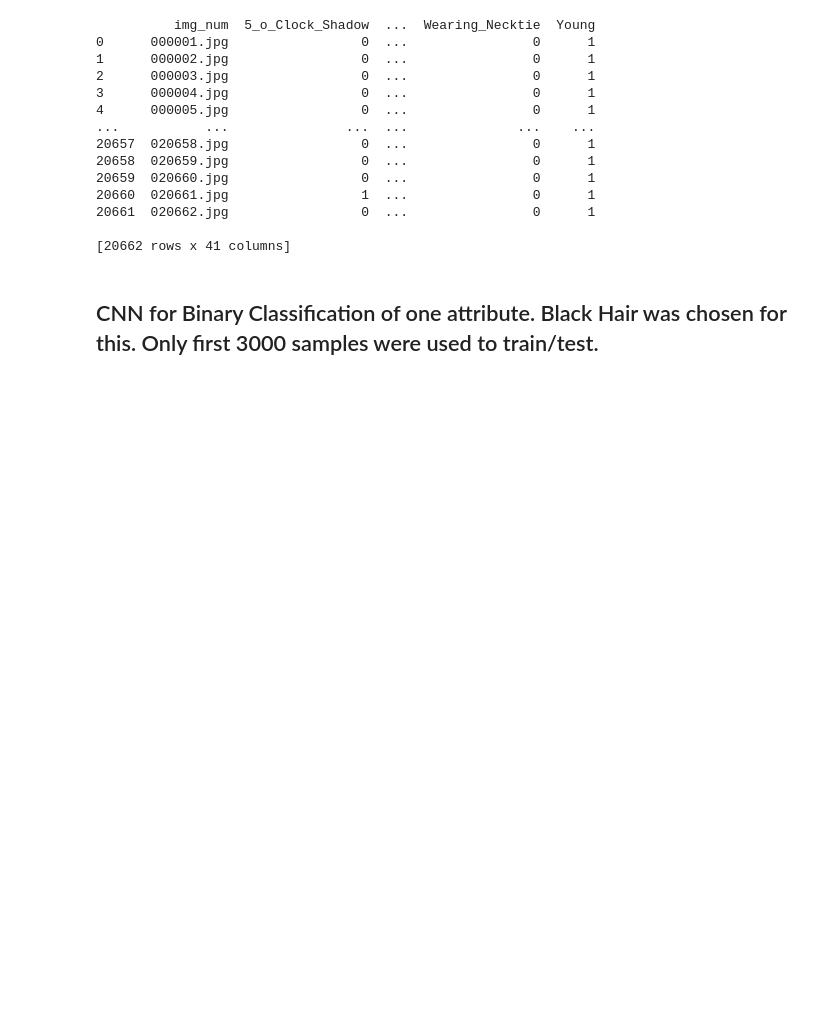
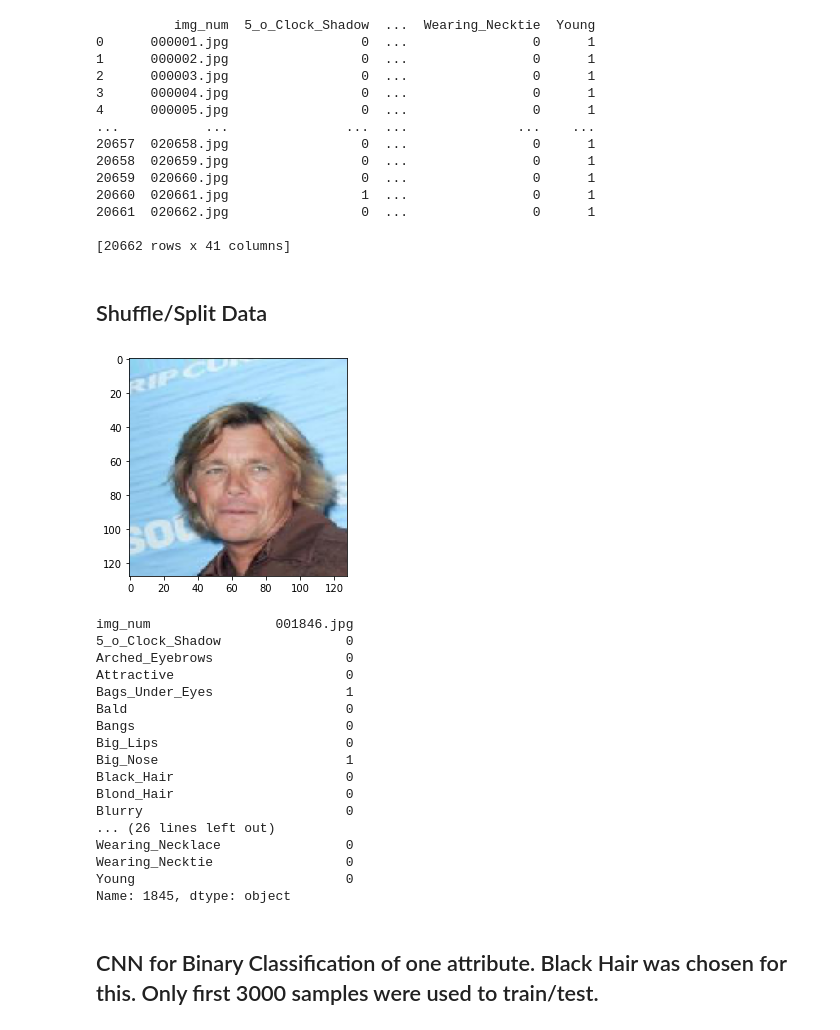
Before and after one commit to brookekelseyryan/DeepRecognition, a Jupyter notebook: CS274_Project.ipynb, the cells around one changed output. Saved outputs shown, nothing was run; the diff lists cells and outputs as text; code cells hidden in the pictures; blank space fills up the shorter version.

```diff
--- a/CS274_Project.ipynb
+++ b/CS274_Project.ipynb
@@ -174,3 +156,5 @@ print(data)
 20661  020662.jpg                 0  ...                0      1
 
 [20662 rows x 41 columns]
+# %% [markdown]
+## Shuffle/Split Data
@@ -177,3 +165,28 @@ print(data)
+# %%
+i = 0
+plt.imshow(x_shuffled[i].astype(np.uint8))
+plt.show()
+
+print(y_shuffled.iloc[0])
+# %% [output]
+[figure, added]
+img_num                001846.jpg
+5_o_Clock_Shadow                0
+Arched_Eyebrows                 0
+Attractive                      0
+Bags_Under_Eyes                 1
+Bald                            0
+Bangs                           0
+Big_Lips                        0
+Big_Nose                        1
+Black_Hair                      0
+Blond_Hair                      0
+Blurry                          0
+... (26 lines left out)
+Wearing_Necklace                0
+Wearing_Necktie                 0
+Young                           0
+Name: 1845, dtype: object
 # %% [markdown]
 ## CNN for Binary Classification of one attribute. Black Hair was chosen for this. Only first 3000 samples were used to train/test.
 # %%
```
Also changed, not shown: parts of 28 cells of this notebook.
